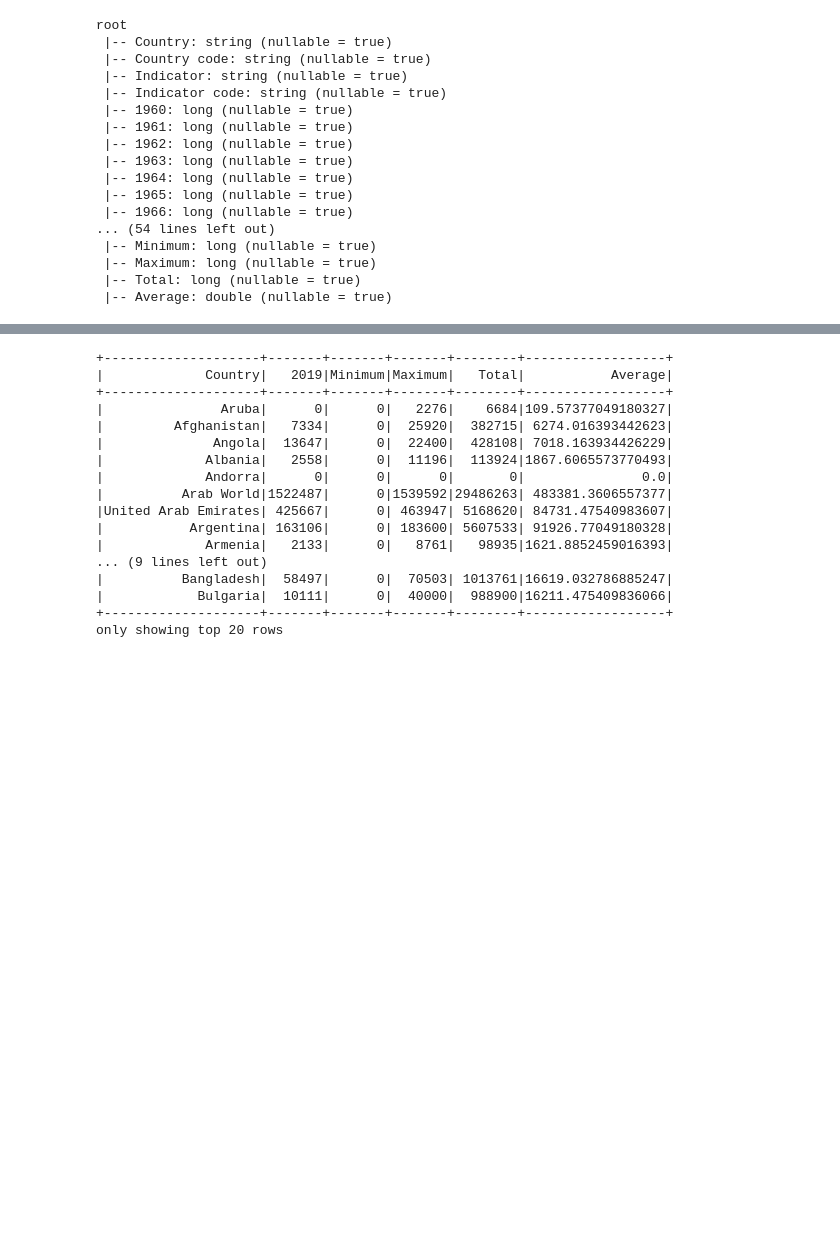
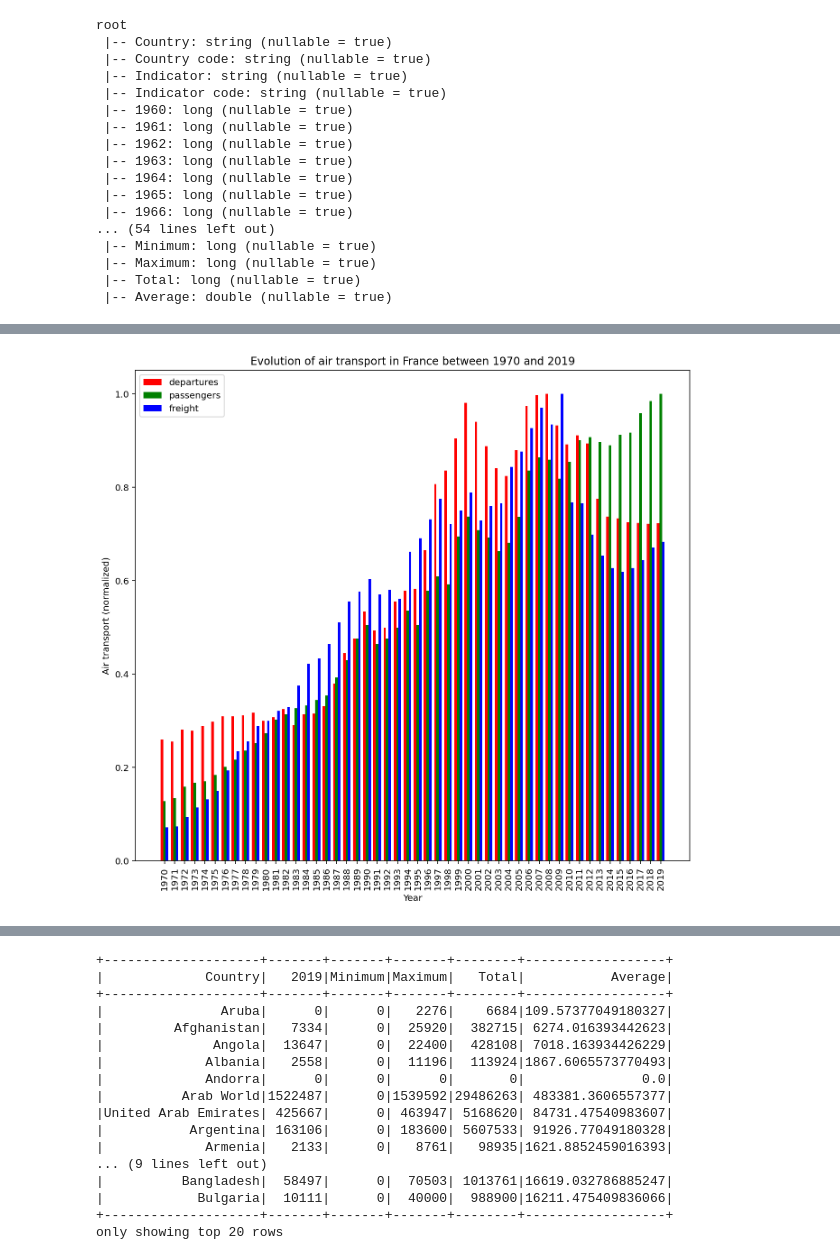
Before and after one commit to TheotimeMacrez/Etude-cas-technique, a Jupyter notebook: Notebook.ipynb, the cells around one changed output, grey strips where cells are left out. Cells and saved outputs as stored; diff of their text form; code cells hidden in the pictures; blank space fills up the shorter version.

```diff
--- a/Notebook.ipynb
+++ b/Notebook.ipynb
@@ -101,0 +143,31 @@ root
+# %%
+x = numpy.arange(len(years))
+departures = numpy.array(list(departures)).astype('float64')
+passengers = numpy.array(list(passengers)).astype('float64')
+freight = numpy.array(list(freight)).astype('float64')
+
+departures /= numpy.max(departures)
+passengers /= numpy.max(passengers)
+freight /= numpy.max(freight)
+
+matplotlib.pyplot.gcf().set_size_inches(11, 11)
+matplotlib.pyplot.title('Evolution of air transport in France between 1970 and 2019')
+matplotlib.pyplot.xlabel('Year')
+matplotlib.pyplot.ylabel('Air transport (normalized)')
+matplotlib.pyplot.xticks(rotation = 'vertical')
+
+matplotlib.pyplot.gca().set_xticks(x)
+matplotlib.pyplot.gca().set_xticklabels(years)
+
+width = 1. / 4
+
+matplotlib.pyplot.bar(x - width, departures, width, color = 'r', label = 'departures')
+matplotlib.pyplot.bar(x, passengers, width, color = 'g', label = 'passengers')
+matplotlib.pyplot.bar(x + width, freight, width, color = 'b', label = 'freight')
+
+matplotlib.pyplot.legend(loc = 2)
+
+matplotlib.pyplot.show()
+matplotlib.pyplot.savefig('Images/France.png')
+# %% [output]
+[figure, added]
```
Also changed, not shown: parts of 14 cells of this notebook, 5 other files.
